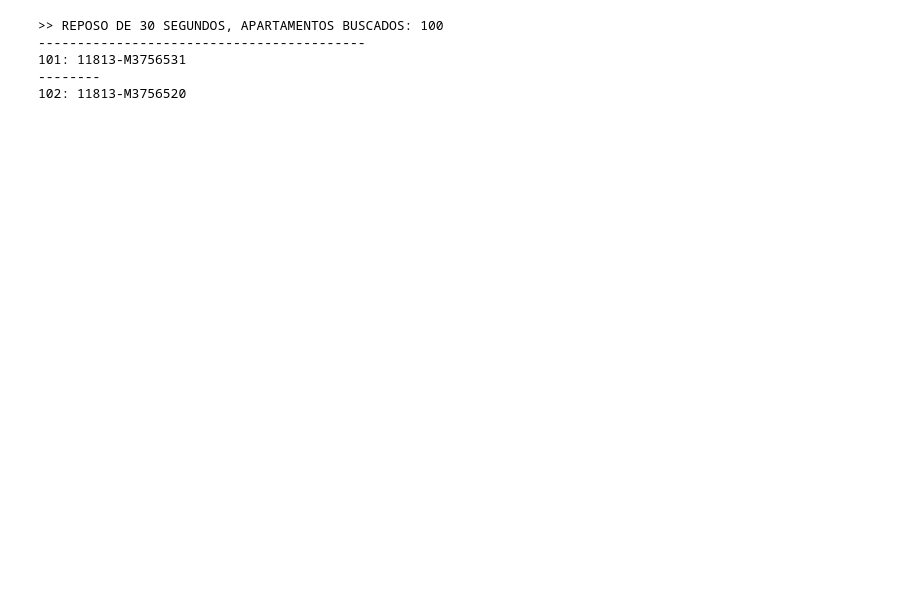
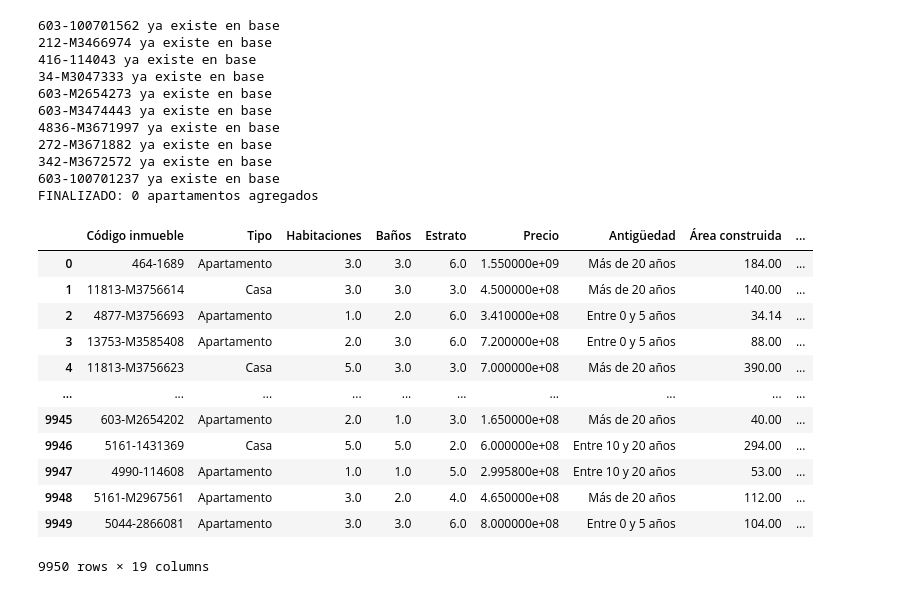
Before and after one commit to daafonsecato/WebScrapingApartamentos, a Jupyter notebook: metrocuadrado_v2.ipynb, the cells around one changed output. Cells and saved outputs as stored; diff of their text form; code cells hidden in the pictures; blank space fills up the shorter version.

```diff
--- a/metrocuadrado_v2.ipynb
+++ b/metrocuadrado_v2.ipynb
@@ -294,8 +275,27 @@ Total enlaces: 9996
 # %%
-enlaces_to_df(lista_enlaces, new=True, verbose=False)
+enlaces_to_df(lista_enlaces[-10:], new=False, verbose=False)
 # %% [output]
->> REPOSO DE 30 SEGUNDOS, APARTAMENTOS BUSCADOS: 100
-------------------------------------------
-101: 11813-M3756531
---------
-102: 11813-M3756520
+603-100701562 ya existe en base
+212-M3466974 ya existe en base
+416-114043 ya existe en base
+34-M3047333 ya existe en base
+603-M2654273 ya existe en base
+603-M3474443 ya existe en base
+4836-M3671997 ya existe en base
+272-M3671882 ya existe en base
+342-M3672572 ya existe en base
+603-100701237 ya existe en base
+FINALIZADO: 0 apartamentos agregados
+|  | Código inmueble | Tipo | Habitaciones | Baños | Estrato | Precio | Antigüedad | Área construida | ... |
+| 0 | 464-1689 | Apartamento | 3.0 | 3.0 | 6.0 | 1.550000e+09 | Más de 20 años | 184.00 | ... |
+| 1 | 11813-M3756614 | Casa | 3.0 | 3.0 | 3.0 | 4.500000e+08 | Más de 20 años | 140.00 | ... |
+| 2 | 4877-M3756693 | Apartamento | 1.0 | 2.0 | 6.0 | 3.410000e+08 | Entre 0 y 5 años | 34.14 | ... |
+| 3 | 13753-M3585408 | Apartamento | 2.0 | 3.0 | 6.0 | 7.200000e+08 | Entre 0 y 5 años | 88.00 | ... |
+| 4 | 11813-M3756623 | Casa | 5.0 | 3.0 | 3.0 | 7.000000e+08 | Más de 20 años | 390.00 | ... |
+| ... | ... | ... | ... | ... | ... | ... | ... | ... | ... |
+| 9945 | 603-M2654202 | Apartamento | 2.0 | 1.0 | 3.0 | 1.650000e+08 | Más de 20 años | 40.00 | ... |
+| 9946 | 5161-1431369 | Casa | 5.0 | 5.0 | 2.0 | 6.000000e+08 | Entre 10 y 20 años | 294.00 | ... |
+| 9947 | 4990-114608 | Apartamento | 1.0 | 1.0 | 5.0 | 2.995800e+08 | Entre 10 y 20 años | 53.00 | ... |
+| 9948 | 5161-M2967561 | Apartamento | 3.0 | 2.0 | 4.0 | 4.650000e+08 | Más de 20 años | 112.00 | ... |
+| 9949 | 5044-2866081 | Apartamento | 3.0 | 3.0 | 6.0 | 8.000000e+08 | Entre 0 y 5 años | 104.00 | ... |
+9950 rows × 19 columns
```
Also changed, not shown: parts of 6 cells of this notebook, 3 other files.
